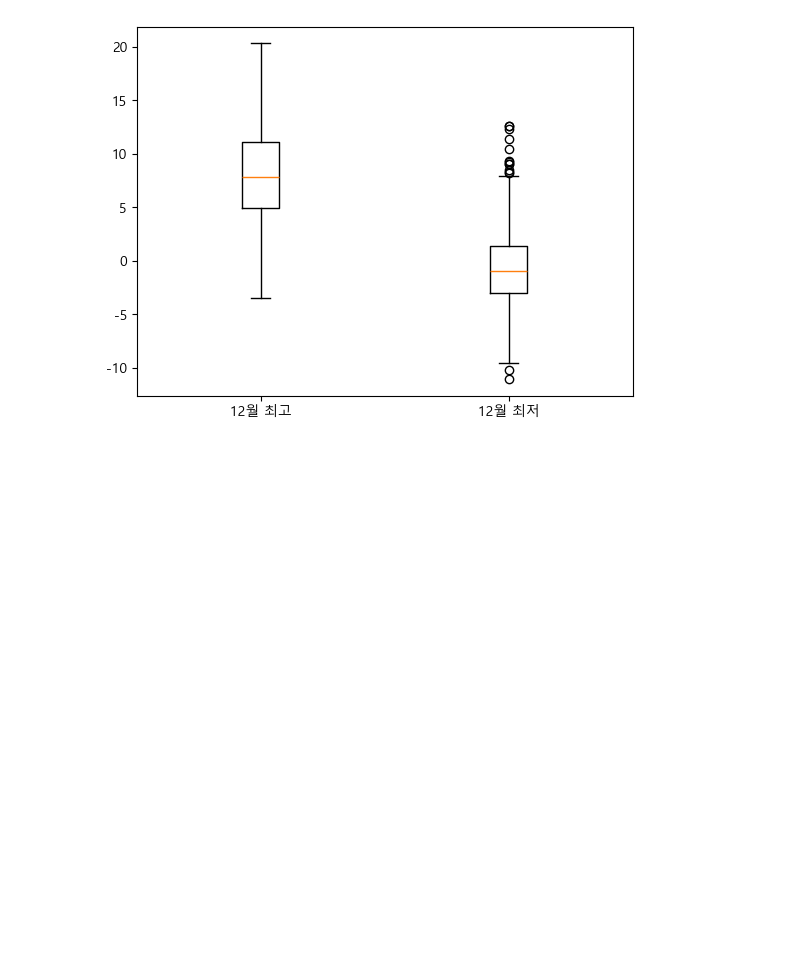
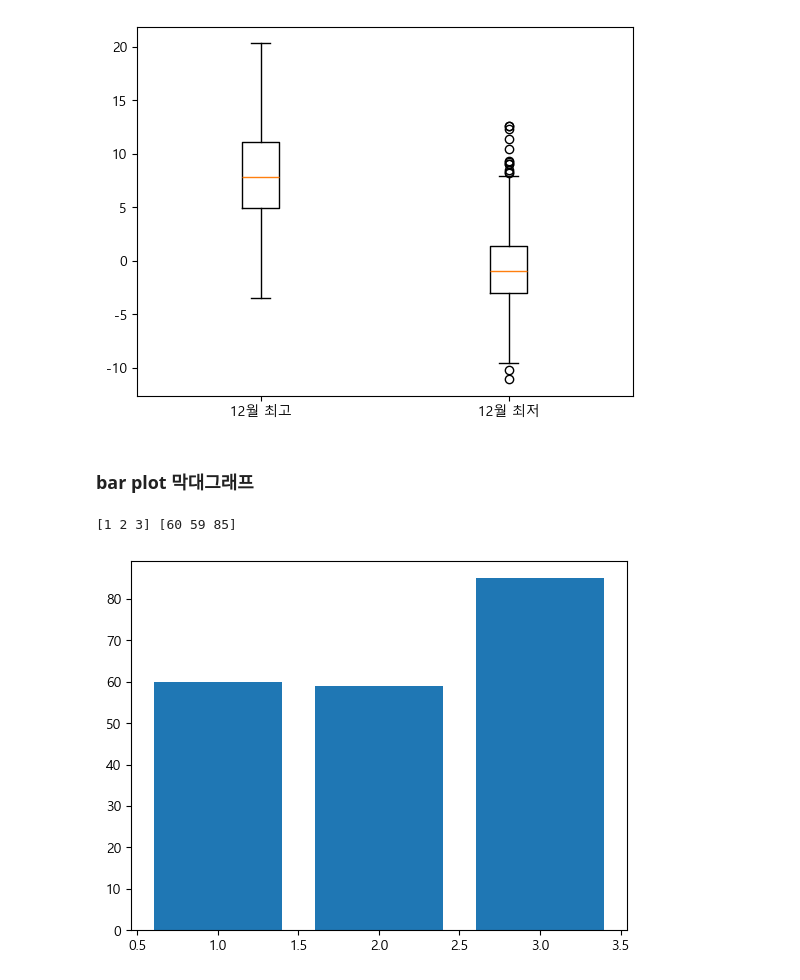
Before and after one commit to 2013je/Python_jpnb, a Jupyter notebook: 4.Matplotlib.ipynb, the cells around one changed output. Cells and saved outputs as stored; diff of their text form; code cells hidden in the pictures; blank space fills up the shorter version.

```diff
--- a/4.Matplotlib.ipynb
+++ b/4.Matplotlib.ipynb
@@ -343,3 +344,20 @@ plt.boxplot([td_mon['최고기온(℃)'],td_mon['최저기온(℃)']],
 plt.show()
 # %% [output]
 [figure]
+# %% [markdown]
+### bar plot 막대그래프
+# %%
+# 데이터 준비
+# 그래프
+np.random.seed(6)
+# x [1~3]
+# y 50~100 랜덤 3개 셋팅(1차원)
+bar_x = np.arange(1,4)
+bar_y = np.random.randint(50,101,size=3)
+print(bar_x, bar_y)
+
+plt.bar(bar_x,bar_y)
+plt.show()
+# %% [output]
+[1 2 3] [60 59 85]
+[figure, added]
```
Also changed, not shown: parts of 25 cells of this notebook, 3 other files.
